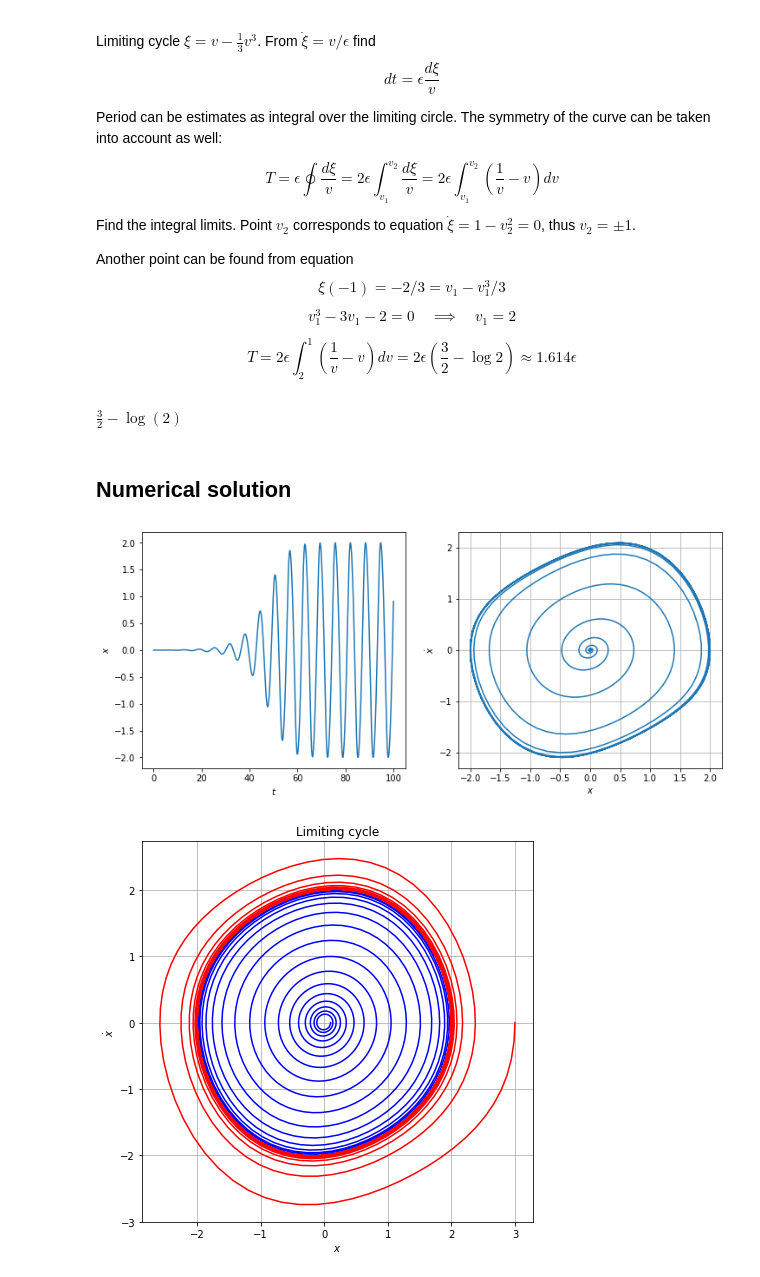
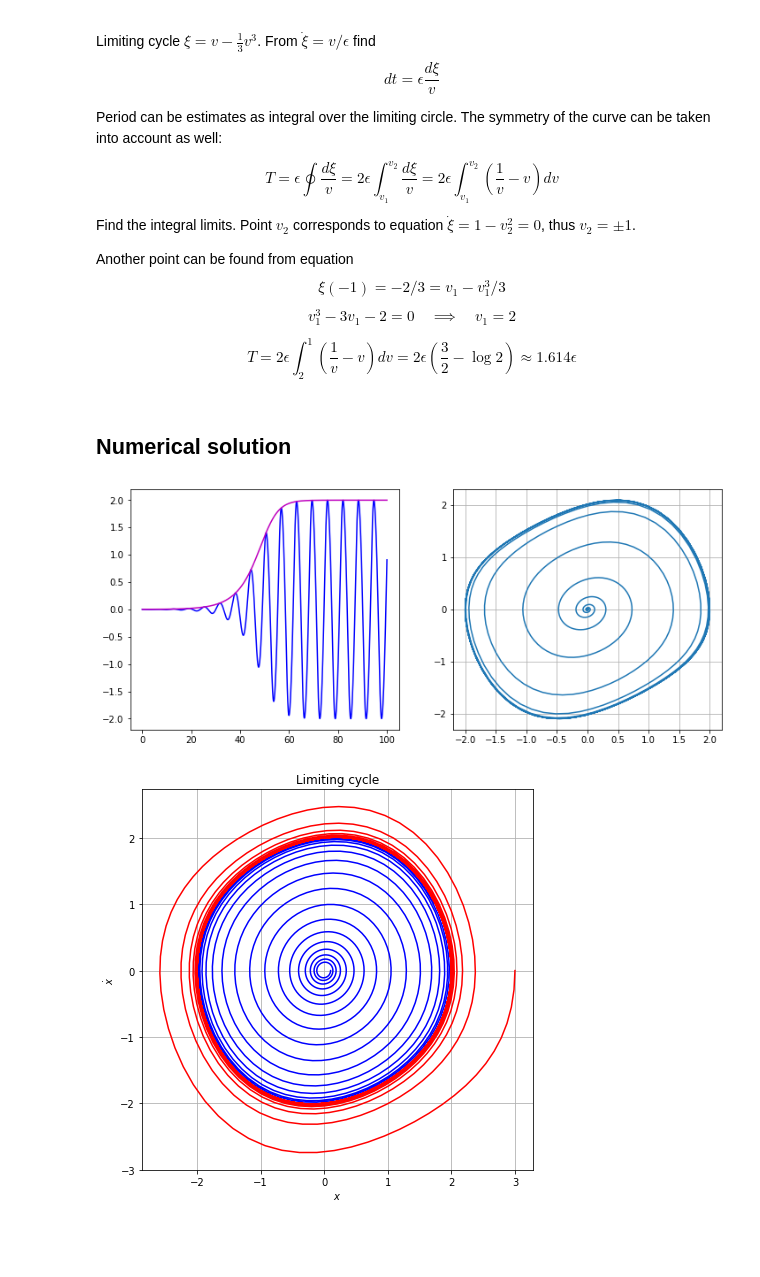
Before and after one commit to vr050714/nonlinear-vibration-seminar, a Jupyter notebook: vdp-1.ipynb, the cells around one changed output. Drawn from its saved outputs; the diff is of its cells as text; code cells hidden in the pictures; blank space fills up the shorter version.

```diff
--- a/vdp-1.ipynb
+++ b/vdp-1.ipynb
@@ -132,11 +132,6 @@ $$\xi(-1)=-2/3=v_1-v_1^3/3$$
 $$v_1^3-3v_1-2=0\quad\implies\quad v_1=2$$
 
 $$T=2\epsilon\int_2^1\left(\frac{1}{v}-v\right)dv=2\epsilon\left(\frac{3}{2}-\log 2\right)\approx 1.614\epsilon$$
-# %%
-v = sp.symbols('v')
-sp.integrate(1/v-v,(v,2,1))
-# %% [output]
-$\displaystyle \frac{3}{2} - \log{\left(2 \right)}$
 # %% [markdown]
 ## Numerical solution
 # %%
@@ -144,24 +139,22 @@ $\displaystyle \frac{3}{2} - \log{\left(2 \right)}$
 def vdp(z, t, e):
     return [ z[1], -z[0] + e*(1-z[0]**2)*z[1] ]
 # %%
-def plot_solution(t, sol):
-    plt.figure(figsize=(12,5))
-    plt.subplot(1,2,1)
-    plt.plot(t, sol[:,0])
-    plt.xlabel('$t$')
-    plt.ylabel('$x$')
-    plt.subplot(1,2,2)
-    plt.plot(sol[:,0], sol[:,1])
-    plt.xlabel('$x$')
-    plt.ylabel('$\dot{x}$')
-    plt.grid(True)
-    plt.show()
+eps = 0.3
+r0  = 1e-3
+
+t = np.linspace(0, 100, 1000)
+sol = odeint(vdp, [r0, 0], t, args=(eps,))
+
+plt.figure(figsize=(12,5))
+plt.subplot(1,2,1)
+plt.plot(t, sol[:,0], 'b',
+         t, 2/np.sqrt(1-(1-4/r0**2)*np.exp(-eps*t)), 'm')
+plt.subplot(1,2,2)
+plt.plot(sol[:,0], sol[:,1])
+plt.grid(True)
+plt.show()
+# %% [output]
+[figure, added]
-# %%
-t = np.linspace(0, 100, 1000)
-sol = odeint(vdp, [1e-3, 0], t, args=(0.3,))
-plot_solution(t, sol)
-# %% [output]
-[figure, removed]
 # %%
 t = np.linspace(0, 100, 1000)
 
```
Also changed, not shown: parts of 4 cells of this notebook.
